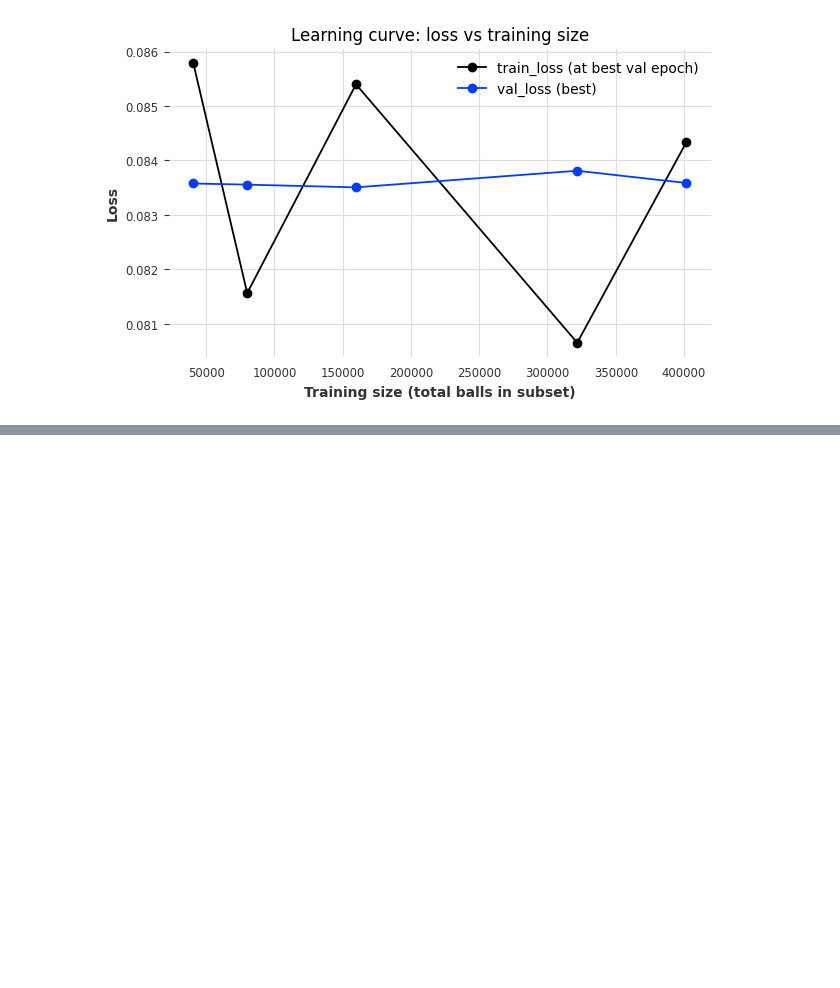
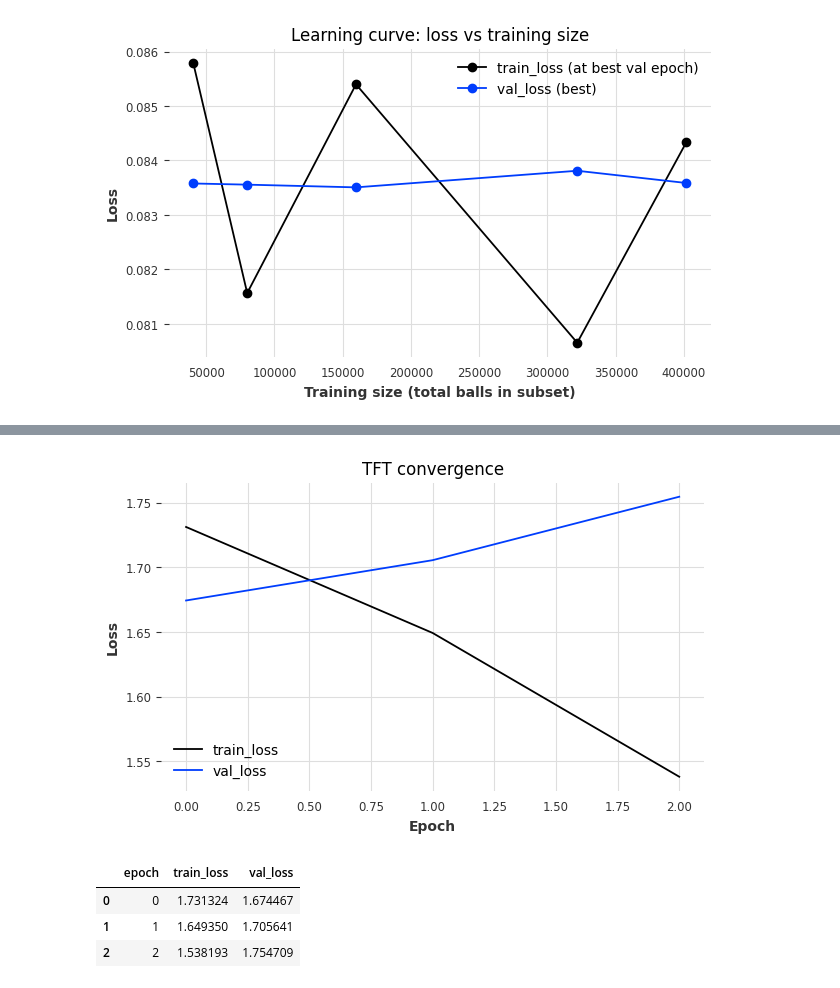
Before and after one commit to GBaugniet/cricketmodel, a Jupyter notebook: Cricket_Prediction_Model (4).ipynb, the cells around one changed output, grey strips where cells are left out. Drawn from its saved outputs; the diff is of its cells as text; code cells hidden in the pictures; blank space fills up the shorter version.

```diff
--- a/Cricket_Prediction_Model (4).ipynb
+++ b/Cricket_Prediction_Model (4).ipynb
@@ -2683,0 +3103,29 @@ HPU available: False, using: 0 HPUs
+# %%
+metrics_paths = glob.glob(os.path.join(csv_logger.log_dir, "metrics*.csv")) or \
+                glob.glob(os.path.join(csv_logger.log_dir, "metrics.csv"))
+assert metrics_paths, f"No metrics.csv found under {csv_logger.log_dir}"
+m = pd.read_csv(metrics_paths[0])
+
+if {"train_loss","val_loss"}.issubset(m.columns):
+    loss_df = m[["epoch","train_loss","val_loss"]].groupby("epoch").last().reset_index()
+elif {"metric","value","epoch"}.issubset(m.columns):
+    loss_df = (m.pivot_table(index="epoch", columns="metric", values="value", aggfunc="last")
+                 .reset_index())
+    if "loss" in loss_df.columns and "train_loss" not in loss_df.columns:
+        loss_df = loss_df.rename(columns={"loss":"train_loss"})
+else:
+    raise RuntimeError("Unrecognised metrics.csv format")
+
+plt.figure(figsize=(7,4))
+plt.plot(loss_df["epoch"], loss_df["train_loss"], label="train_loss")
+plt.plot(loss_df["epoch"], loss_df["val_loss"],   label="val_loss")
+plt.xlabel("Epoch"); plt.ylabel("Loss"); plt.title("TFT convergence")
+plt.legend(); plt.show()
+
+loss_df.tail(5)
+# %% [output]
+[figure, added]
+|  | epoch | train_loss | val_loss |
+| 0 | 0 | 1.731324 | 1.674467 |
+| 1 | 1 | 1.649350 | 1.705641 |
+| 2 | 2 | 1.538193 | 1.754709 |
```
Also changed, not shown: parts of 52 cells of this notebook, 42 other files.
